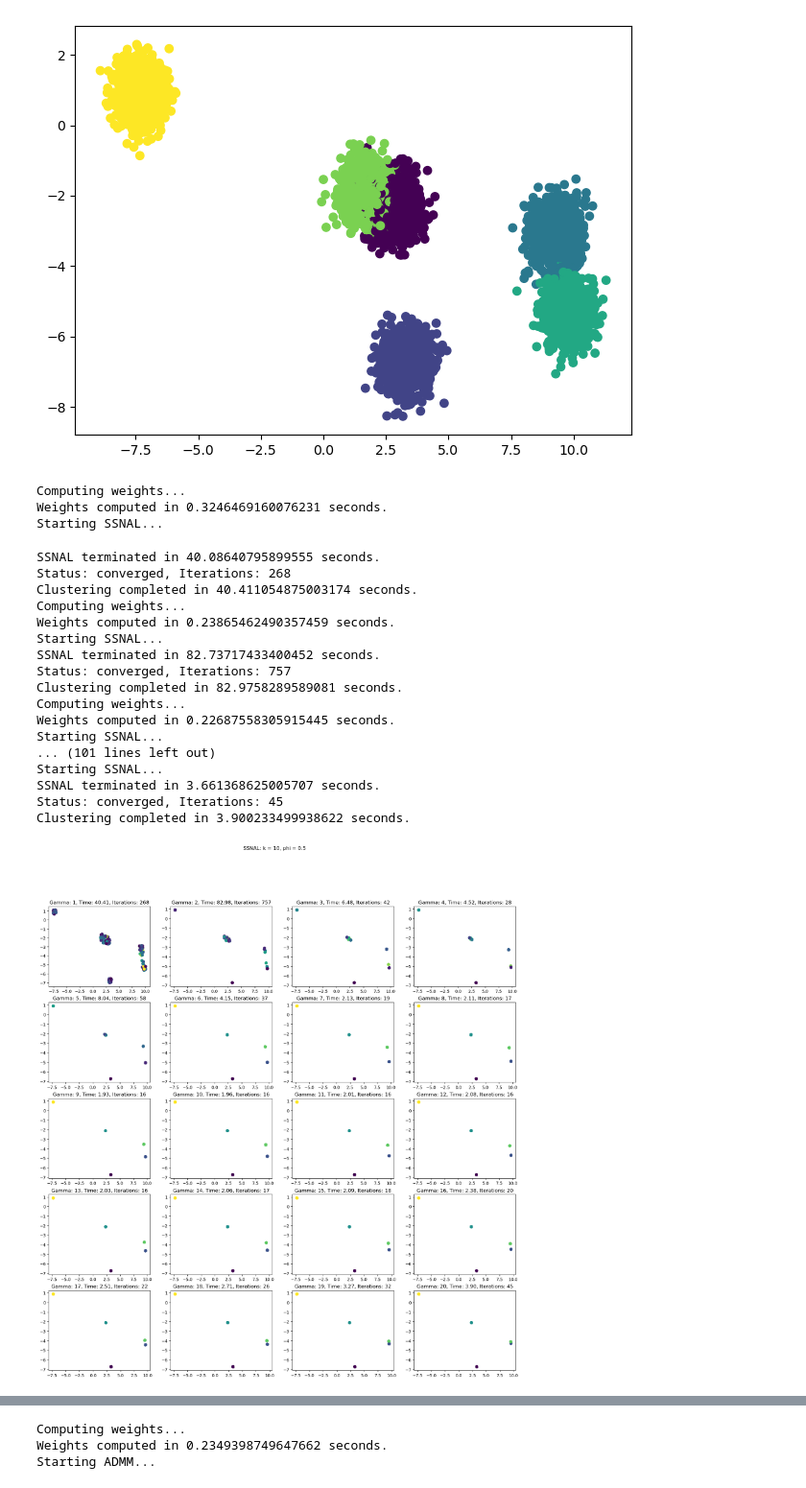
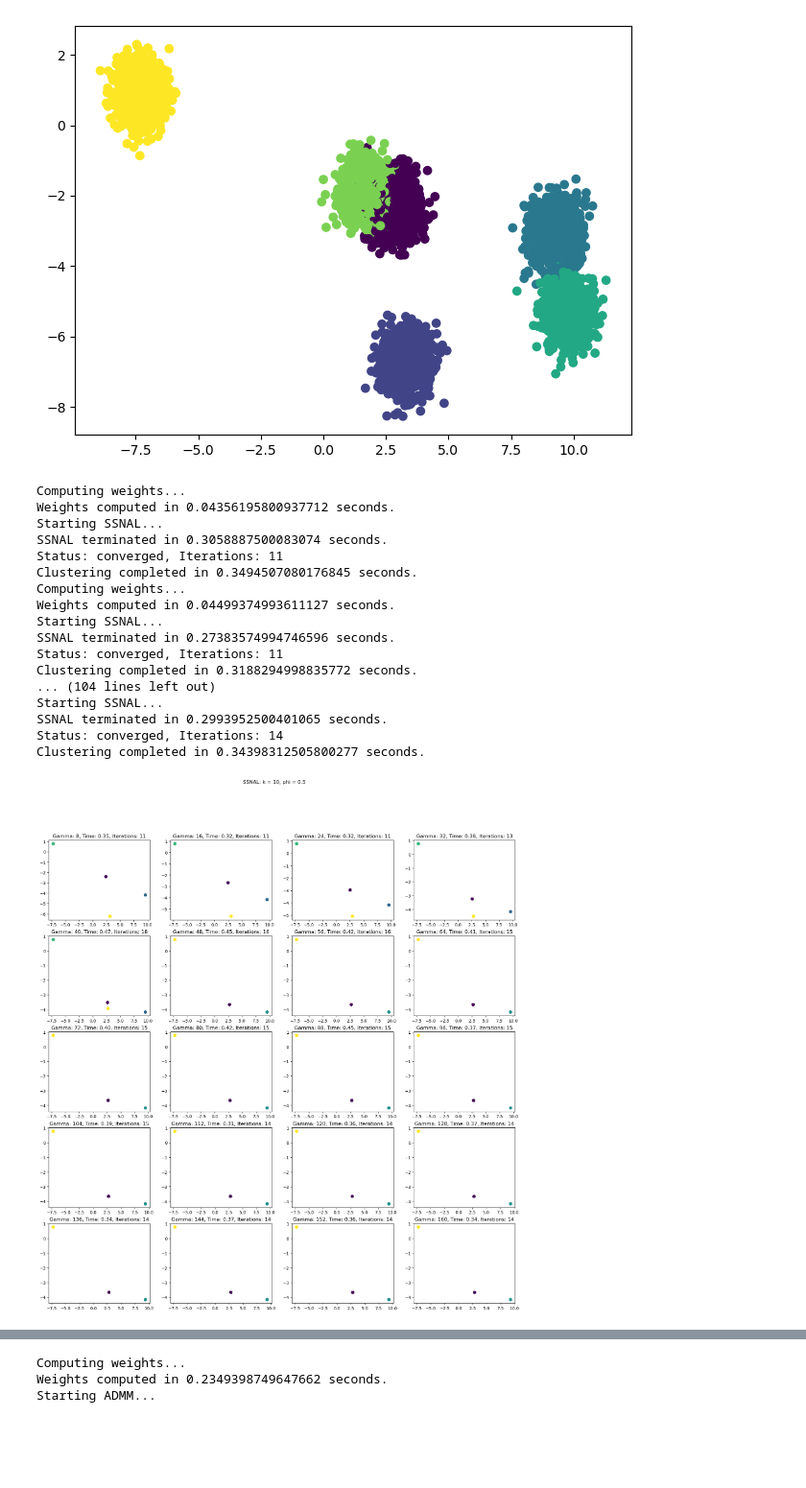
Before and after one commit to dx-li/pycvxcluster, a Jupyter notebook: Examples.ipynb, the cells around one changed output, grey strips where cells are left out. Shown at 96% size. Cells and saved outputs as stored; diff of their text form; code cells hidden in the pictures; blank space fills up the shorter version.

Commit message:
added custom wm, admm in ssnal, initial conditions

```diff
--- a/Examples.ipynb
+++ b/Examples.ipynb
@@ -190,40 +199,37 @@ plt.show()
 # %%
 # run ssnal on the blobs with varying gamma from 1 to 20 and plot the results
 fig, axes = plt.subplots(5, 4, figsize=(10, 10))
 fig.set_size_inches(20, 20)
 centers = np.zeros((20, n_samples, 2))
 for i in range(20):
-    ssnal = pycvxcluster.pycvxcluster.SSNAL(k=10, phi=0.5, gamma=i + 1)
+    ssnal = pycvxcluster.pycvxcluster.SSNAL(k=10, phi=0.5, gamma=(i+1)*8)
     labels = ssnal.fit_predict(blobs[0], save_centers=True)
     centers[i, :, :] = ssnal.centers_.T
     axes[i // 4, i % 4].scatter(ssnal.centers_[0, :], ssnal.centers_[1, :], c=labels)
     axes[i // 4, i % 4].set_title(
-        f"Gamma: {i+1}, Time: {ssnal.total_time_:.2f}, Iterations: {ssnal.iter_:.0f}"
+        f"Gamma: {(i+1)*8}, Time: {ssnal.total_time_:.2f}, Iterations: {ssnal.iter_:.0f}"
     )
 fig.suptitle(f"SSNAL: k = {ssnal.k}, phi = {ssnal.phi}")
 plt.show()
 # %% [output]
 Computing weights...
-Weights computed in 0.3246469160076231 seconds.
+Weights computed in 0.04356195800937712 seconds.
 Starting SSNAL...
+SSNAL terminated in 0.3058887500083074 seconds.
+Status: converged, Iterations: 11
+Clustering completed in 0.3494507080176845 seconds.
+Computing weights...
+Weights computed in 0.04499374993611127 seconds.
+Starting SSNAL...
+SSNAL terminated in 0.27383574994746596 seconds.
+Status: converged, Iterations: 11
+Clustering completed in 0.3188294998835772 seconds.
+... (104 lines left out)
+Starting SSNAL...
+SSNAL terminated in 0.2993952500401065 seconds.
+Status: converged, Iterations: 14
+Clustering completed in 0.34398312505800277 seconds.
-SSNAL terminated in 40.08640795899555 seconds.
-Status: converged, Iterations: 268
-Clustering completed in 40.411054875003174 seconds.
-Computing weights...
-Weights computed in 0.23865462490357459 seconds.
-Starting SSNAL...
-SSNAL terminated in 82.73717433400452 seconds.
-Status: converged, Iterations: 757
-Clustering completed in 82.9758289589081 seconds.
-Computing weights...
-Weights computed in 0.22687558305915445 seconds.
-Starting SSNAL...
-... (101 lines left out)
-Starting SSNAL...
-SSNAL terminated in 3.661368625005707 seconds.
-Status: converged, Iterations: 45
-Clustering completed in 3.900233499938622 seconds.
-[figure, old version]
+[figure, new version]
 # %%
 # run ADMM on the blobs with varying gamma from 1 to 20 and plot the results
 fig, axes = plt.subplots(5, 4, figsize=(10, 10))
```
Also changed, not shown: parts of 5 cells of this notebook, 6 other files.
